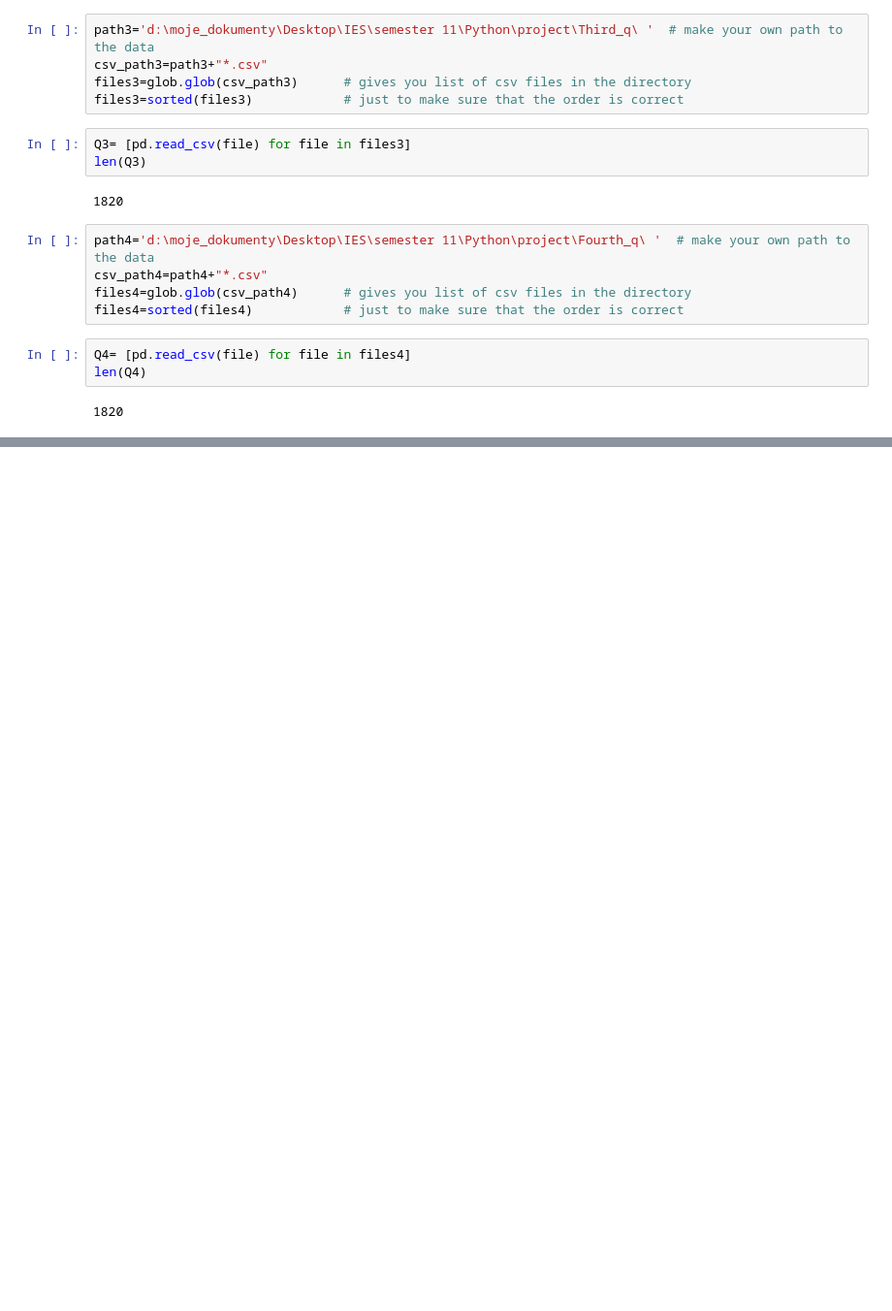
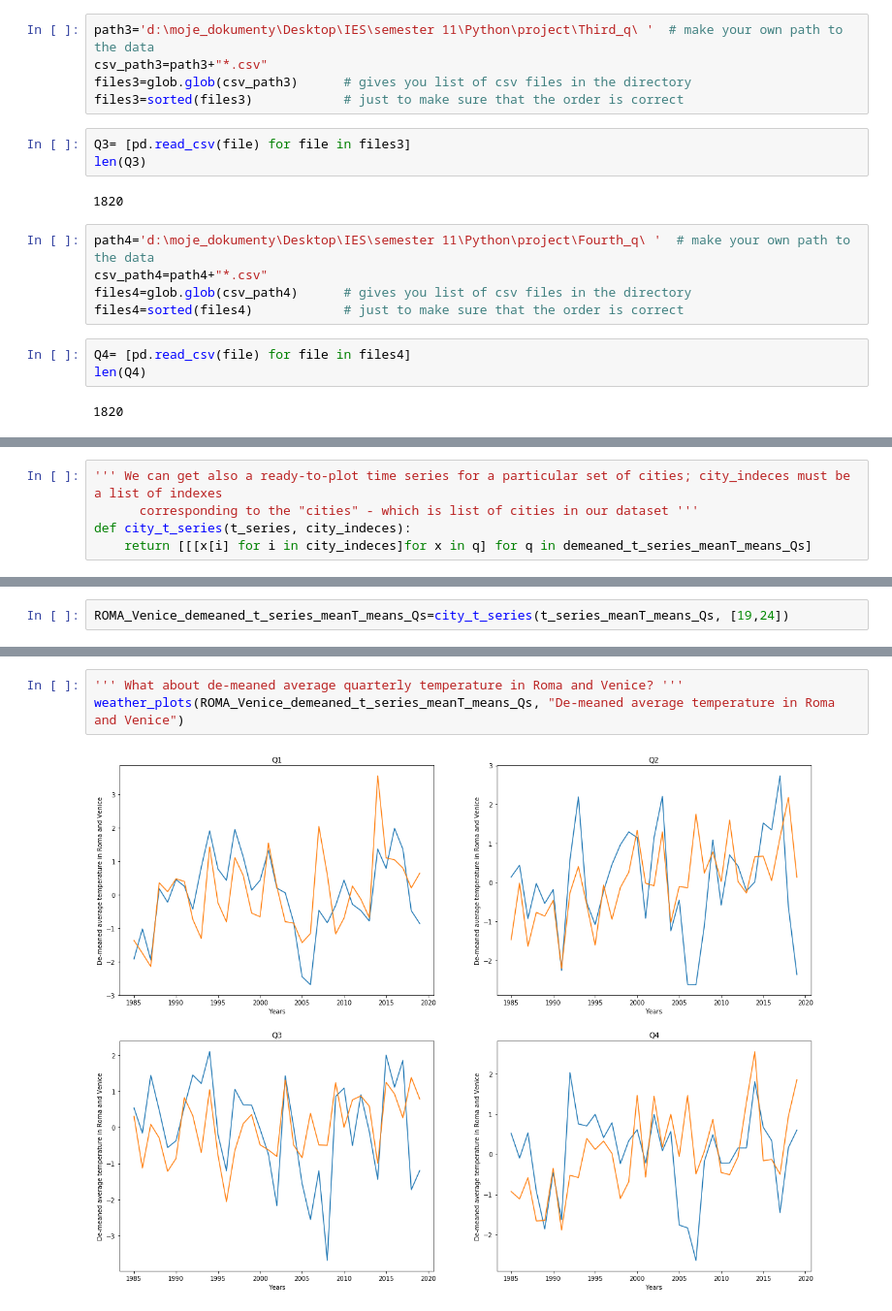
Before and after one commit to macejova/Project_PythonDataIES, a Jupyter notebook: Project actual data analysis.ipynb, the cells around one changed output, grey strips where cells are left out. Shown at 97% size. Saved outputs shown, nothing was run; the diff lists cells and outputs as text; blank space fills up the shorter version.

```diff
--- a/Project actual data analysis.ipynb
+++ b/Project actual data analysis.ipynb
@@ -236,0 +193,5 @@ t_series_meanT_var_Q1=[meanT_var_Q1[i*35:((i+1)*35)] for i in range(52)]
+# %%
+''' We can get also a ready-to-plot time series for a particular set of cities; city_indeces must be a list of indexes
+      corresponding to the "cities" - which is list of cities in our dataset '''
+def city_t_series(t_series, city_indeces):
+    return [[[x[i] for i in city_indeces]for x in q] for q in demeaned_t_series_meanT_means_Qs]
@@ -236,0 +206,2 @@ t_series_meanT_var_Q1=[meanT_var_Q1[i*35:((i+1)*35)] for i in range(52)]
+# %%
+ROMA_Venice_demeaned_t_series_meanT_means_Qs=city_t_series(t_series_meanT_means_Qs, [19,24])
@@ -236,0 +246,5 @@ t_series_meanT_var_Q1=[meanT_var_Q1[i*35:((i+1)*35)] for i in range(52)]
+# %%
+''' What about de-meaned average quarterly temperature in Roma and Venice? '''
+weather_plots(ROMA_Venice_demeaned_t_series_meanT_means_Qs, "De-meaned average temperature in Roma and Venice")
+# %% [output]
+[figure, added]
```
Also changed, not shown: parts of 54 cells of this notebook.
